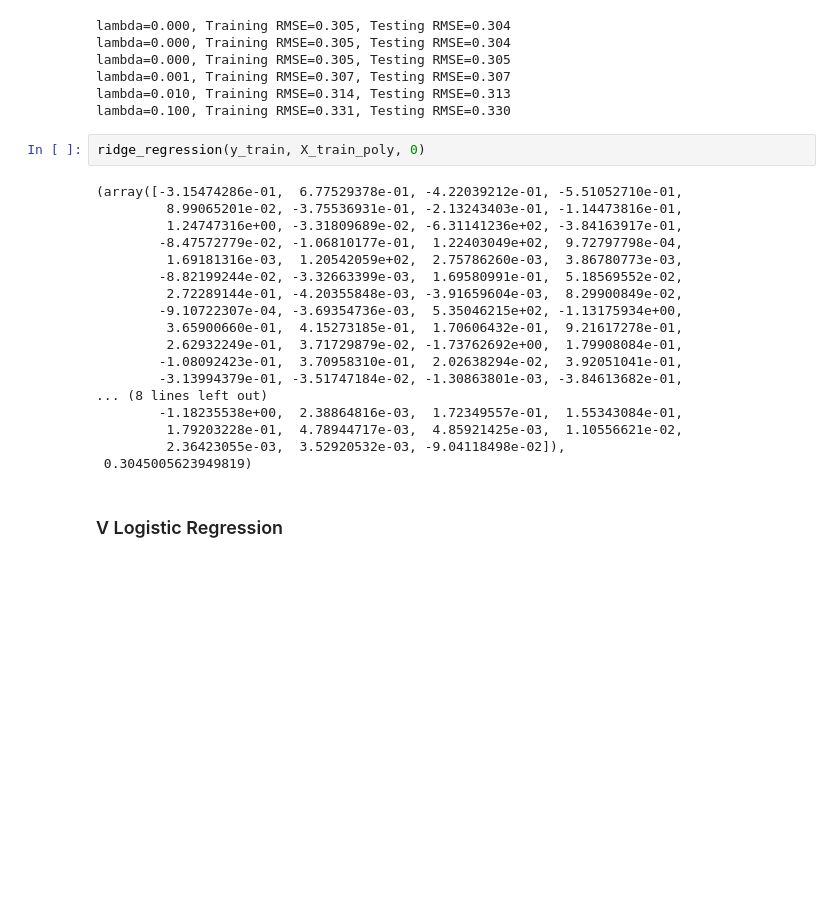
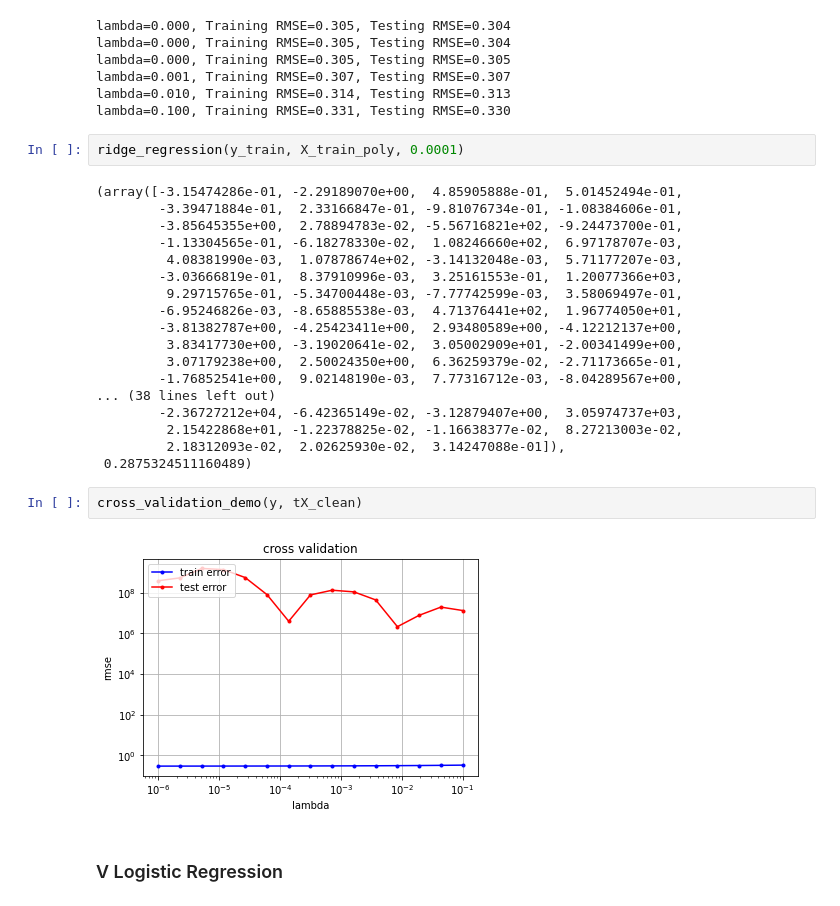
Before and after one commit to bindas1/Project-1-ML-AICrowd, a Jupyter notebook: src/project_FINAL.ipynb, the cells around one changed output. Saved outputs shown, nothing was run; the diff lists cells and outputs as text; blank space fills up the shorter version.

Commit message:
cross validation and run.py

```diff
--- a/src/project_FINAL.ipynb
+++ b/src/project_FINAL.ipynb
@@ -350,25 +272,29 @@ lambda=0.001, Training RMSE=0.307, Testing RMSE=0.307
 lambda=0.010, Training RMSE=0.314, Testing RMSE=0.313
 lambda=0.100, Training RMSE=0.331, Testing RMSE=0.330
 # %%
-ridge_regression(y_train, X_train_poly, 0)
+ridge_regression(y_train, X_train_poly, 0.0001)
 # %% [output]
-(array([-3.15474286e-01,  6.77529378e-01, -4.22039212e-01, -5.51052710e-01,
-         8.99065201e-02, -3.75536931e-01, -2.13243403e-01, -1.14473816e-01,
-         1.24747316e+00, -3.31809689e-02, -6.31141236e+02, -3.84163917e-01,
-        -8.47572779e-02, -1.06810177e-01,  1.22403049e+02,  9.72797798e-04,
-         1.69181316e-03,  1.20542059e+02,  2.75786260e-03,  3.86780773e-03,
-        -8.82199244e-02, -3.32663399e-03,  1.69580991e-01,  5.18569552e-02,
-         2.72289144e-01, -4.20355848e-03, -3.91659604e-03,  8.29900849e-02,
-        -9.10722307e-04, -3.69354736e-03,  5.35046215e+02, -1.13175934e+00,
-         3.65900660e-01,  4.15273185e-01,  1.70606432e-01,  9.21617278e-01,
-         2.62932249e-01,  3.71729879e-02, -1.73762692e+00,  1.79908084e-01,
-        -1.08092423e-01,  3.70958310e-01,  2.02638294e-02,  3.92051041e-01,
-        -3.13994379e-01, -3.51747184e-02, -1.30863801e-03, -3.84613682e-01,
-... (8 lines left out)
-        -1.18235538e+00,  2.38864816e-03,  1.72349557e-01,  1.55343084e-01,
-         1.79203228e-01,  4.78944717e-03,  4.85921425e-03,  1.10556621e-02,
-         2.36423055e-03,  3.52920532e-03, -9.04118498e-02]),
- 0.3045005623949819)
+(array([-3.15474286e-01, -2.29189070e+00,  4.85905888e-01,  5.01452494e-01,
+        -3.39471884e-01,  2.33166847e-01, -9.81076734e-01, -1.08384606e-01,
+        -3.85645355e+00,  2.78894783e-02, -5.56716821e+02, -9.24473700e-01,
+        -1.13304565e-01, -6.18278330e-02,  1.08246660e+02,  6.97178707e-03,
+         4.08381990e-03,  1.07878674e+02, -3.14132048e-03,  5.71177207e-03,
+        -3.03666819e-01,  8.37910996e-03,  3.25161553e-01,  1.20077366e+03,
+         9.29715765e-01, -5.34700448e-03, -7.77742599e-03,  3.58069497e-01,
+        -6.95246826e-03, -8.65885538e-03,  4.71376441e+02,  1.96774050e+01,
+        -3.81382787e+00, -4.25423411e+00,  2.93480589e+00, -4.12212137e+00,
+         3.83417730e+00, -3.19020641e-02,  3.05002909e+01, -2.00341499e+00,
+         3.07179238e+00,  2.50024350e+00,  6.36259379e-02, -2.71173665e-01,
+        -1.76852541e+00,  9.02148190e-03,  7.77316712e-03, -8.04289567e+00,
+... (38 lines left out)
+        -2.36727212e+04, -6.42365149e-02, -3.12879407e+00,  3.05974737e+03,
+         2.15422868e+01, -1.22378825e-02, -1.16638377e-02,  8.27213003e-02,
+         2.18312093e-02,  2.02625930e-02,  3.14247088e-01]),
+ 0.2875324511160489)
+# %%
+cross_validation_demo(y, tX_clean)
+# %% [output]
+[figure, added]
 # %% [markdown]
 ### V Logistic Regression
 # %%
```
Also changed, not shown: parts of 12 cells of this notebook, 7 other files.
